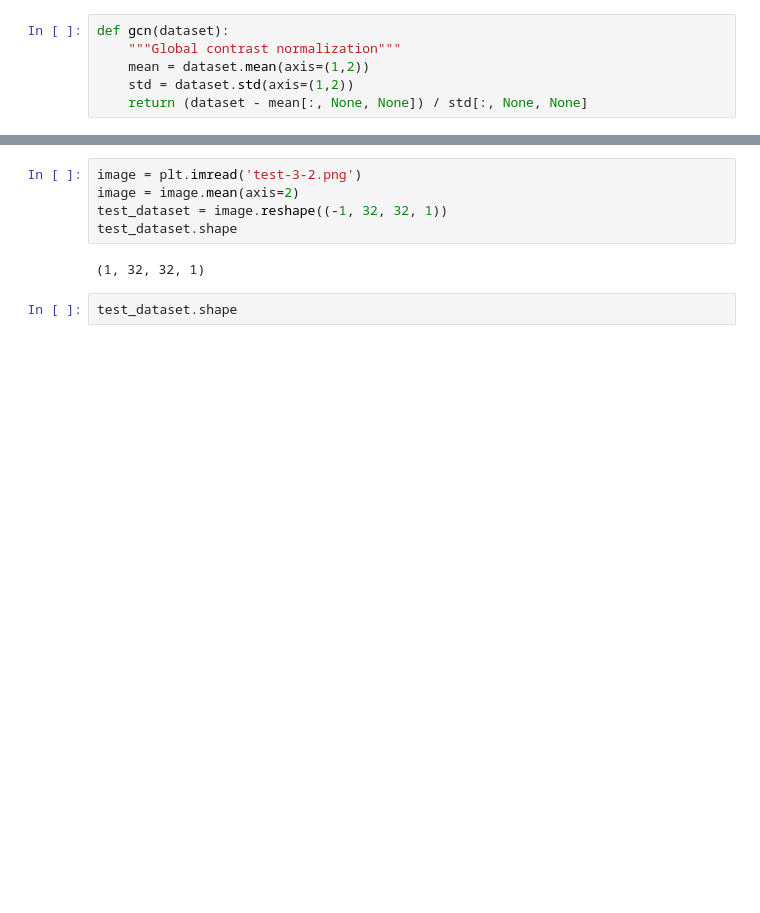
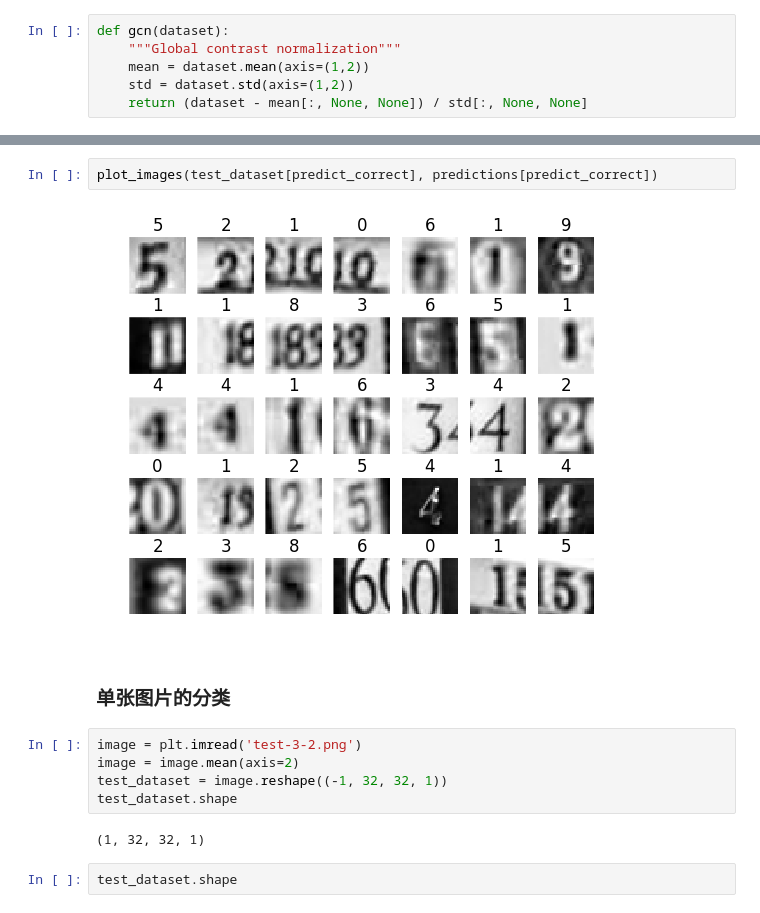
Before and after one commit to mee1o/dr, a Jupyter notebook: capstone_single4_load_trained_model.ipynb, the cells around one changed output, grey strips where cells are left out. Drawn from its saved outputs; the diff is of its cells as text; blank space fills up the shorter version.

```diff
--- a/capstone_single4_load_trained_model.ipynb
+++ b/capstone_single4_load_trained_model.ipynb
@@ -70,3 +177,9 @@ def gcn(dataset):
+# %%
+plot_images(test_dataset[predict_correct], predictions[predict_correct])
+# %% [output]
+[figure, added]
+# %% [markdown]
+### 单张图片的分类
 # %%
 image = plt.imread('test-3-2.png')
 image = image.mean(axis=2)
```
Also changed, not shown: parts of 23 cells of this notebook, 4 other files.
